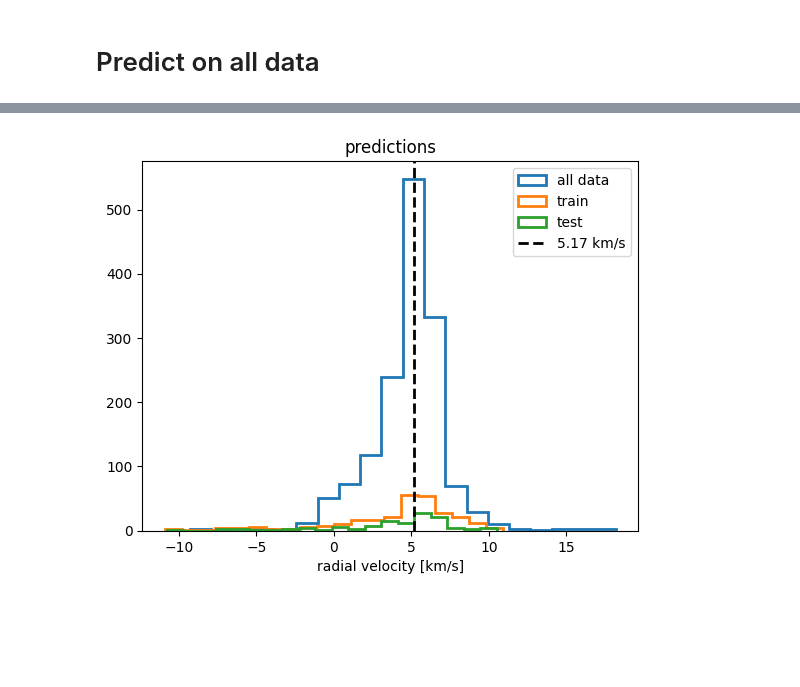
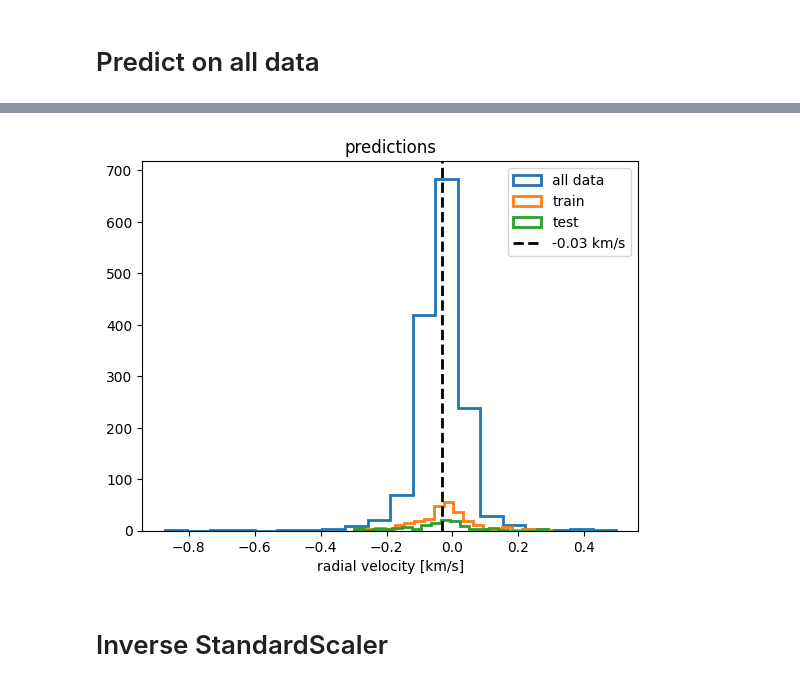
Before and after one commit to stevenalfonso/radial-velocity, a Jupyter notebook: regression_radial_velocity.ipynb, the cells around one changed output, grey strips where cells are left out. Drawn from its saved outputs; the diff is of its cells as text; code cells hidden in the pictures; blank space fills up the shorter version.

```diff
--- a/regression_radial_velocity.ipynb
+++ b/regression_radial_velocity.ipynb
@@ -92,6 +98,7 @@ x_data = np.array(cluster_candidates_rv[['ra','dec','pmra','pmdec','parallax']])
 #x_data = np.array(cluster_candidates_rv[['ra','dec','pmra','pmdec']])
 #x_data = np.array(cluster_candidates_rv[['l','b','pmra','pmdec','parallax']])
 
-y_data = np.array(cluster_candidates_rv[['radial_velocity','radial_velocity_error']])
+#y_data = np.array(cluster_candidates_rv[['radial_velocity','radial_velocity_error']])
+y_data = np.array(cluster_candidates_rv[['radial_velocity']])
 x_data.shape, y_data.shape
 # %% [output]
@@ -102,9 +109,9 @@ x_train, x_test, y_train, y_test = train_test_split(x_data, y_data, test_size=0.
 # normalizer = Normalizer()
 # x_train = normalizer.fit_transform(x_train)
 # x_test = normalizer.fit_transform(x_test)
-scaler = StandardScaler()
-x_train = scaler.fit_transform(x_train)
-x_test = scaler.fit_transform(x_test)
+# scaler = StandardScaler()
+# x_train = scaler.fit_transform(x_train)
+# x_test = scaler.fit_transform(x_test)
 
 print('Training shape:', x_train.shape, y_train.shape)
 print('Testing shape:', x_test.shape, y_test.shape)
@@ -184,0 +196,23 @@ plt.show()
+# %%
+#smoothed = sm.nonparametric.lowess(exog=x_data, endog=y_data, frac=0.15, is_sorted=False)
+# 'cosine', 'linear', 'poly', 'chi2', 'additive_chi2', 'rbf', 'laplacian', 'sigmoid', 'polynomial', 'precomputed'
+clf = KernelRidge(kernel='rbf', gamma=0.1, alpha=1.5)
+clf.fit(x_data, y_data)
+x_full = np.array(cluster_candidates[['ra','dec','pmra','pmdec','parallax']])
+y_pred = clf.predict(x_full)
+y_pred_train = clf.predict(x_data)
+
+
+fig, ax = plt.subplots(1,2, figsize=(10,4))
+
+ax[0].scatter(y_data, y_pred_train)
+ax[0].set_xlabel("Actual", fontsize=10)
+ax[0].set_ylabel("Predicted",  fontsize=10)
+ax[0].set_title("Training")
+x = np.linspace(*ax[0].get_xlim())
+ax[0].plot(x, x, color='red', ls='--', lw=0.5)
+
+#ax[1].hist(scaler_rv.inverse_transform(y_pred), bins=20)
+ax[1].hist(y_pred, bins=20)
+ax[1].set_xlabel("radial velocity", fontsize=10)
+fig.show()
@@ -324,16 +364,20 @@ Test: 3.1141362461191204
+# %%
+cluster_candidates[['radial_velocity','radial_velocity_error','ra','dec','pmra','pmdec','parallax']] = \
+    scaler.inverse_transform(cluster_candidates[['radial_velocity','radial_velocity_error','ra','dec','pmra','pmdec','parallax']])
 # %% [markdown]
 # Predict on all data
 # %%
 x_ = np.array(cluster_candidates[['ra','dec','pmra','pmdec','parallax']])
 #x_ = np.array(cluster_candidates[['l','b','pmra','pmdec']])
-x_ = scaler.fit_transform(x_)
+#x_ = scaler.fit_transform(x_)
 print(x_.shape)
-
 y_pred = model.predict(x_).flatten()
 v_mean = np.median(y_pred)
 
+cluster_candidates['vel_pred'] = y_pred
+
 plt.title('predictions')
-plt.hist(y_pred, bins=20, label='all data', histtype='step', lw=2)
+plt.hist(cluster_candidates['vel_pred'], bins=20, label='all data', histtype='step', lw=2)
 plt.hist(y_train[:,0], bins=20, label='train', histtype='step', lw=2)
 plt.hist(y_test[:,0], bins=20, label='test', histtype='step', lw=2)
 plt.axvline(v_mean, label='{:.2f} km/s'.format(v_mean), lw=2, ls='dashed', c='k')
@@ -346 +390,3 @@ plt.show()
-[figure, old version]
+[figure, new version]
+# %% [markdown]
+# Inverse StandardScaler
```
Also changed, not shown: parts of 19 cells of this notebook.
